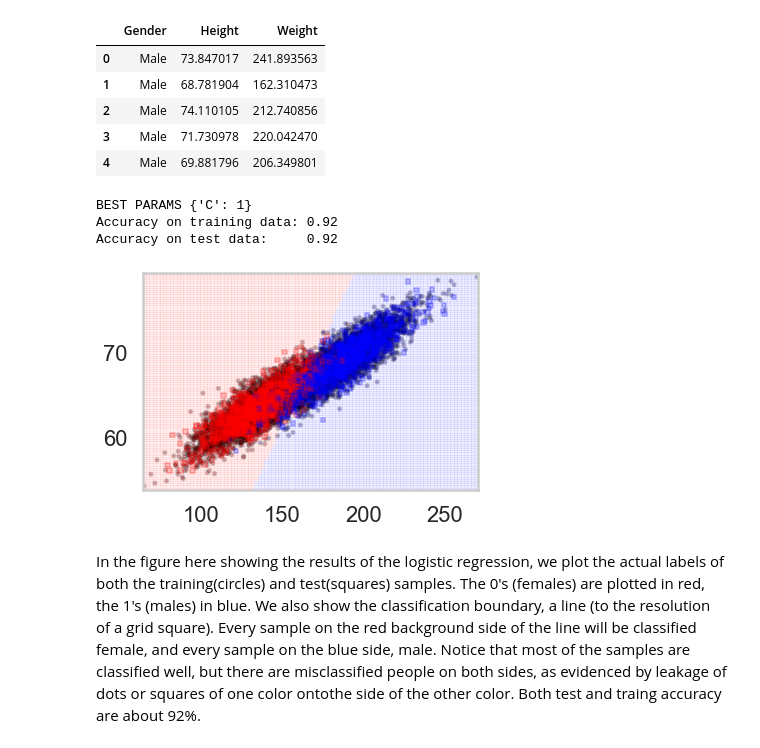
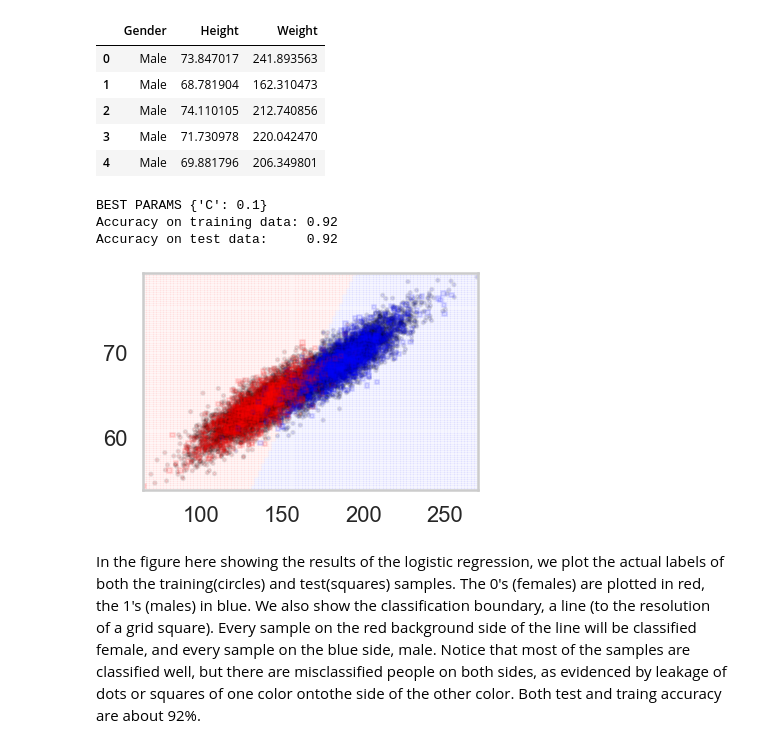
Before and after one commit to kmantha95/Springboard-Data-Science-Course, a Jupyter notebook: Logistic Regression Case Study/Logistic Regression Advanced Case Study.ipynb, the cells around one changed output. Drawn from its saved outputs; the diff is of its cells as text; code cells hidden in the pictures.

```diff
--- a/Logistic Regression Case Study/Logistic Regression Advanced Case Study.ipynb
+++ b/Logistic Regression Case Study/Logistic Regression Advanced Case Study.ipynb
@@ -255,0 +273,10 @@ Scikit-learn, as with many other Python packages, provides utilities to perform
+# %%
+# your turn
+from sklearn.model_selection import learning_curve, GridSearchCV
+
+clf = LogisticRegression()
+parameters = {"C": [0.0001, 0.001, 0.1, 1, 10, 100]}
+
+fitmodel = GridSearchCV(clf, param_grid = parameters, cv = 5, scoring = "accuracy")
+fitmodel.fit(Xlr, ylr)
+fitmodel.best_estimator_, fitmodel.best_params_, fitmodel.best_score_
@@ -361,15 +390,15 @@ clf_l, Xtrain_l, ytrain_l, Xtest_l, ytest_l  = do_classify(LogisticRegression(),
                                                            {"C": [0.01, 0.1, 1, 10, 100]},
                                                            dflog, ['Weight', 'Height'], 'Gender','Male')
 # %% [output]
-BEST PARAMS {'C': 1}
+BEST PARAMS {'C': 0.1}
 Accuracy on training data: 0.92
 Accuracy on test data:     0.92
 # %%
 plt.figure()
 ax=plt.gca()
-points_plot(ax, Xtrain_l, Xtest_l, ytrain_l, ytest_l, clf_l, alpha=0.2);
+points_plot(ax, Xtrain_l, Xtest_l, ytrain_l, ytest_l, clf_l, alpha=0.1);
 # %% [output]
-[figure, old version]
+[figure, new version]
 # %% [markdown]
 In the figure here showing the results of the logistic regression, we plot the actual labels of both the training(circles) and test(squares) samples. The 0's (females) are plotted in red, the 1's (males) in blue. We also show the classification boundary, a line (to the resolution of a grid square). Every sample on the red background side of the line will be classified female, and every sample on the blue side, male. Notice that most of the samples are classified well, but there are misclassified people on both sides, as evidenced by leakage of dots or squares of one color ontothe side of the other color. Both test and traing accuracy are about 92%.
 # %% [markdown]
```
Also changed, not shown: parts of 7 cells of this notebook.
